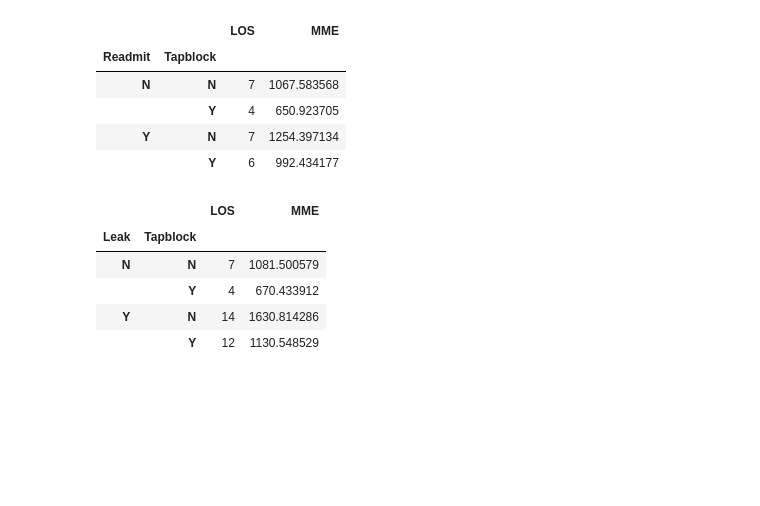
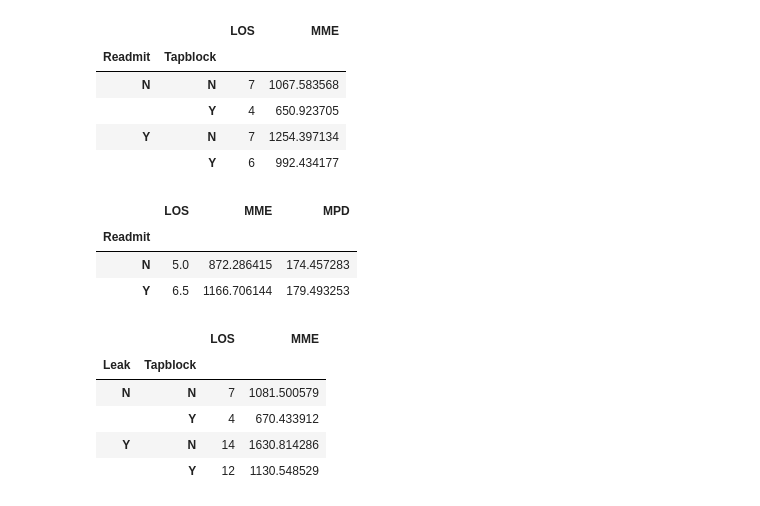
Before and after one commit to blessjal/blessjal, a Jupyter notebook: eras_trimmed_analysis.ipynb, the cells around one changed output. Cells and saved outputs as stored; diff of their text form; code cells hidden in the pictures; blank space fills up the shorter version.

```diff
--- a/eras_trimmed_analysis.ipynb
+++ b/eras_trimmed_analysis.ipynb
@@ -229,6 +274,16 @@ pd.pivot_table(df_yearly, index = ['Readmit', 'Tapblock'], values=['MME', 'LOS']
 |  | Y | 4 | 650.923705 |
 | Y | N | 7 | 1254.397134 |
 |  | Y | 6 | 992.434177 |
+# %%
+readmit = pd.pivot_table(df_yearly, index = ['Readmit'], values=['MME', 'LOS'],
+                     aggfunc={'MME' : 'mean', 'LOS' : 'median'})
+readmit['MPD'] = readmit['MME']/readmit['LOS']
+readmit
+# %% [output]
+|  | LOS | MME | MPD |
+| Readmit |  |  |  |
+| N | 5.0 | 872.286415 | 174.457283 |
+| Y | 6.5 | 1166.706144 | 179.493253 |
 # %%
 pd.pivot_table(df_yearly, index = ['Leak', 'Tapblock'], values=['MME', 'LOS'],
                      aggfunc={'MME' : 'mean', 'LOS' : 'median'})
```
Also changed, not shown: parts of 11 cells of this notebook.
